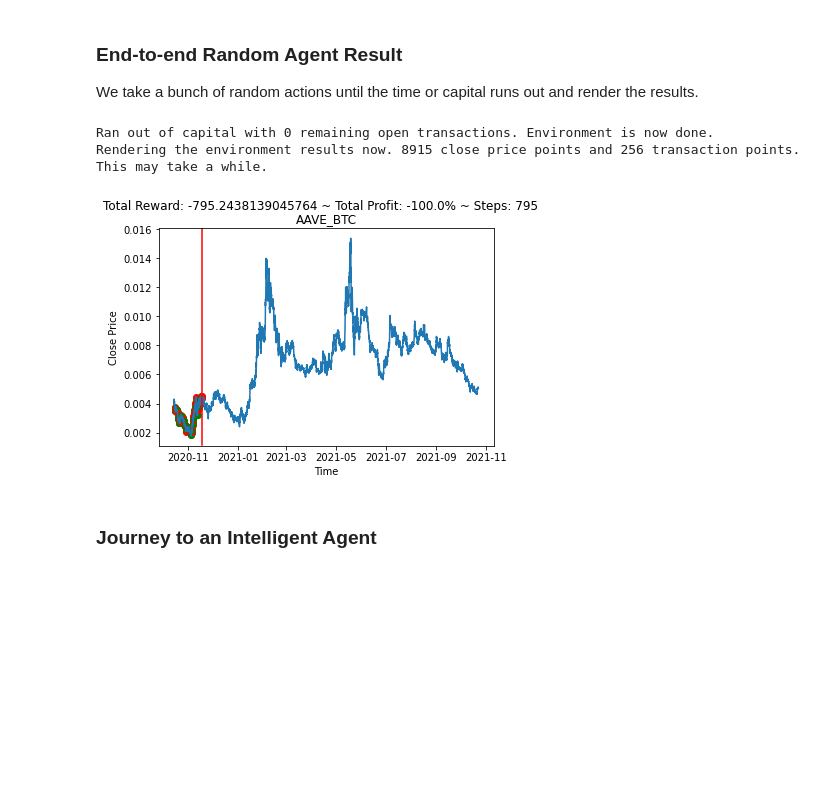
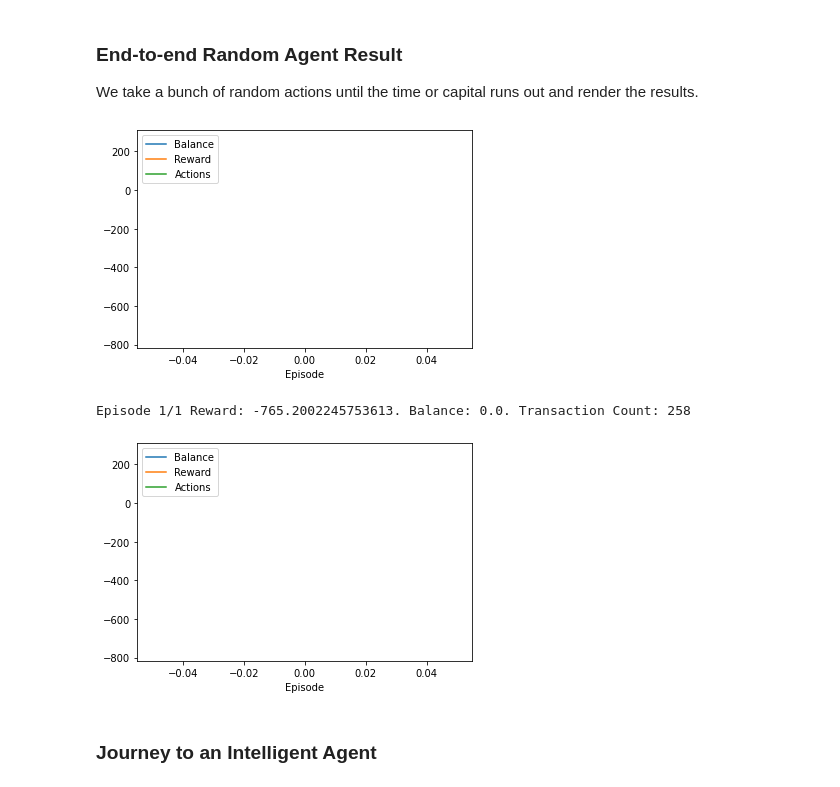
Before and after one commit to faGH/fa.intelligence.notebooks, a Jupyter notebook: labs/market_trading/crypto_trading_environment.old.ipynb, the cells around one changed output. Saved outputs shown, nothing was run; the diff lists cells and outputs as text; code cells hidden in the pictures; blank space fills up the shorter version.

```diff
--- a/labs/market_trading/crypto_trading_environment.old.ipynb
+++ b/labs/market_trading/crypto_trading_environment.old.ipynb
@@ -332,22 +335,54 @@ assert env.reset().shape == env.observation_space.shape, f'The observation_space
 # %% [markdown]
 ### End-to-end Random Agent Result
 We take a bunch of random actions until the time or capital runs out and render the results.
+# %%
+# Visualization Utility
+def visualize_episodes(rewards, transaction_counts, balances):
+    # Visualization
+    plt.figure()
+    plt.xlabel('Episode')
+
+    # Balances
+    plt.plot(balances)
+
+    # Rewards
+    plt.plot(rewards)
+
+    # Transaction Counts
+    plt.plot(transaction_counts)
+
+    plt.legend(['Balance', 'Reward', 'Actions'], loc ='upper left')
+    display.clear_output(wait=True)
+    display.display(plt.gcf())
 # %%
+# Episode diagnostics.
+episode_count = 1
+episode_rewards = []
+episode_transaction_count = []
+episode_balances = []
+
 env = CryptoTradingEnv(pair_data, pair_name, max_stake_count=1, memory_window_size=24)
-observation = env.reset()
-done = False
-step = 0
 
-while not done:
-    step += 1
-    action = env.action_space.sample()
-    observation, reward, done, info = env.step(action)
+for ei in range(episode_count):
+    done = False
+    states = env.reset()
+    step = 0
 
-env.render()
+    while not done:
+        step += 1
+        action = env.action_space.sample()
+        states, reward, done, info = env.step(action)
+
+    episode_rewards.append(env.total_reward)
+    episode_transaction_count.append(env.transactions.shape[0])
+    episode_balances.append(env.balance)
+
+    visualize_episodes(episode_rewards, episode_transaction_count, episode_balances)
+    print(f'Episode {ei + 1}/{episode_count} Reward: {env.total_reward}. Balance: {env.balance}. Transaction Count: {env.transactions.shape[0]}')
 # %% [output]
+[figure, new version]
-Ran out of capital with 0 remaining open transactions. Environment is now done.
-Rendering the environment results now. 8915 close price points and 256 transaction points. This may take a while.
+Episode 1/1 Reward: -765.2002245753613. Balance: 0.0. Transaction Count: 258
-[figure, old version]
+[figure, added]
 # %% [markdown]
 ### Journey to an Intelligent Agent
 # %% [markdown]
```
Also changed, not shown: parts of 4 cells of this notebook.
